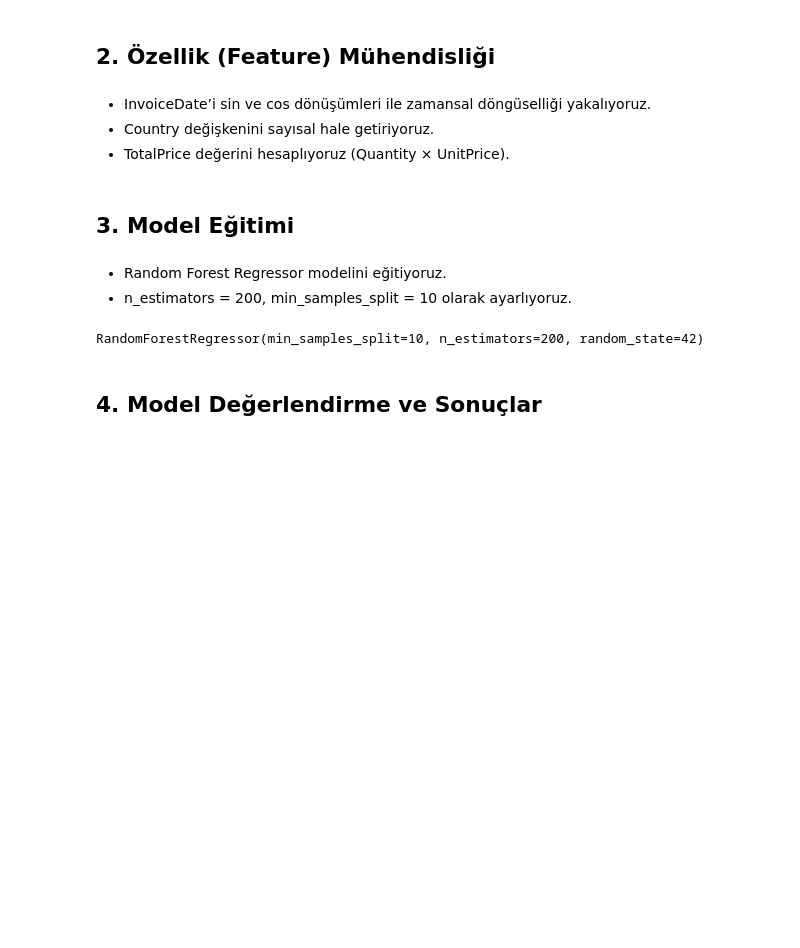
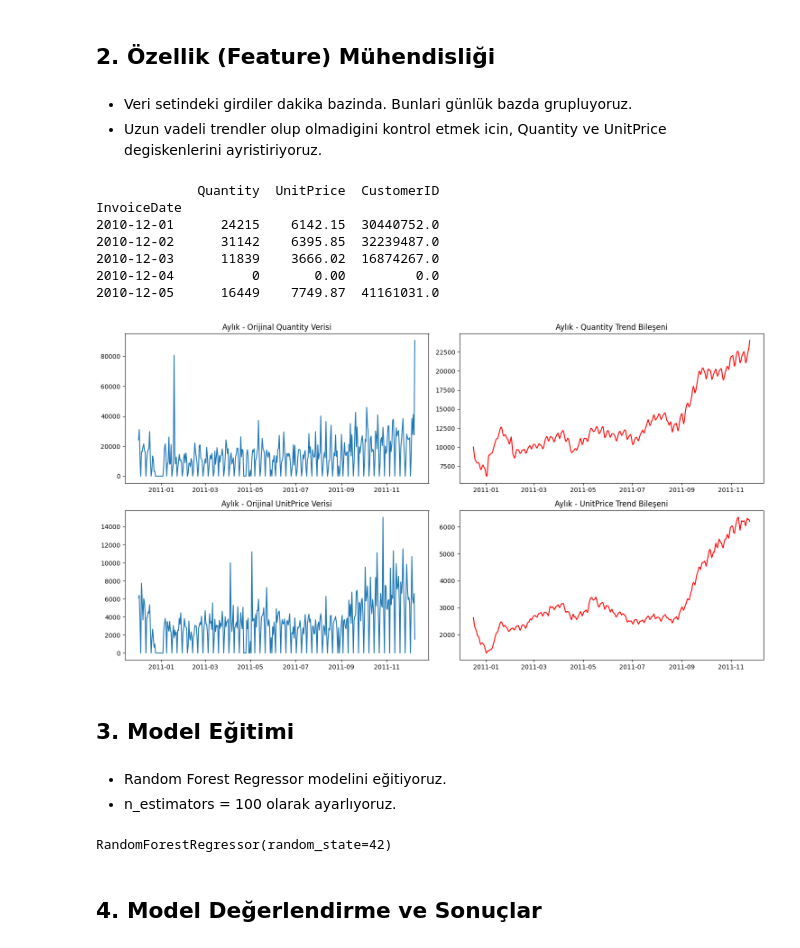
Before and after one commit to serkosi/SupplyChain-regression-classification-trials, a Jupyter notebook: regression.ipynb, the cells around one changed output. Cells and saved outputs as stored; diff of their text form; code cells hidden in the pictures; blank space fills up the shorter version.

Commit message:
regresyon modeli yenilemesi

```diff
--- a/regression.ipynb
+++ b/regression.ipynb
@@ -34,6 +35,2 @@ df["InvoiceDate"] = pd.to_datetime(df["InvoiceDate"])
 # %% [markdown]
 ## 2. Özellik (Feature) Mühendisliği
-# %% [markdown]
-- InvoiceDate’i sin ve cos dönüşümleri ile zamansal döngüselliği yakalıyoruz.
-- Country değişkenini sayısal hale getiriyoruz.
-- TotalPrice değerini hesaplıyoruz (Quantity × UnitPrice).
@@ -66,14 +37,74 @@ X_train, X_test, y_train, y_test = train_test_split(X, y, test_size=0.2, random_
+# %% [markdown]
+- Veri setindeki girdiler dakika bazinda. Bunlari günlük bazda grupluyoruz.
+- Uzun vadeli trendler olup olmadigini kontrol etmek icin, Quantity ve UnitPrice degiskenlerini ayristiriyoruz.
+# %%
+# Sadece sayısal (int veya float) sütunları seçerek günlük bazda gruplama yapalim
+df_daily = df.select_dtypes(include=['number']).resample('D').sum()
+df = df_daily
+print(df.head())
+
+# Quantity ve UnitPrice Döngüleri
+decomp_monthly_quantity = seasonal_decompose(df["Quantity"], model="additive", period=30)
+decomp_monthly_price = seasonal_decompose(df["UnitPrice"], model="additive", period=30)
+
+# Grafikleri çizme
+fig, axes = plt.subplots(2, 2, figsize=(15, 8))
+
+# Aylik Quantity decomposition çizimleri
+axes[0, 0].plot(decomp_monthly_quantity.observed, label="Orijinal Quantity Verisi")
+axes[0, 0].set_title("Aylık - Orijinal Quantity Verisi")
+axes[0, 1].plot(decomp_monthly_quantity.trend, label="Trend Bileşeni", color="red")
+axes[0, 1].set_title("Aylık - Quantity Trend Bileşeni")
+
+# Aylik UnitPrice decomposition çizimleri
+axes[1, 0].plot(decomp_monthly_price.observed, label="Orijinal UnitPrice Verisi")
+axes[1, 0].set_title("Aylık - Orijinal UnitPrice Verisi")
+axes[1, 1].plot(decomp_monthly_price.trend, label="Trend Bileşeni", color="red")
+axes[1, 1].set_title("Aylık - UnitPrice Trend Bileşeni")
+
+plt.tight_layout()
+plt.show()
+
+# Miktar (Quantity) için ayrıştırma ve Nan degerlerini doldurma
+df["Quantity_Trend"] = decomp_monthly_quantity.trend
+df["Quantity_Trend"].fillna(df["Quantity_Trend"].mean(), inplace=True)
+df.reset_index(inplace=True)
+df["Month"] = df["InvoiceDate"].dt.month
+df["WeekOfYear"] = df["InvoiceDate"].dt.isocalendar().week
+
+# Kullanılacak özellikler
+features = [
+    "UnitPrice",
+    "Month",
+    "WeekOfYear",
+]
+target = "Quantity_Trend"
+
+X = df[features]
+y = df[target]
+
+# Eğitim & test kümelerine ayır
+X_train, X_test, y_train, y_test = train_test_split(X, y, test_size=0.2, random_state=42)
+# %% [output]
+             Quantity  UnitPrice  CustomerID
+InvoiceDate
+2010-12-01      24215    6142.15  30440752.0
+2010-12-02      31142    6395.85  32239487.0
+2010-12-03      11839    3666.02  16874267.0
+2010-12-04          0       0.00         0.0
+2010-12-05      16449    7749.87  41161031.0
+[figure, added]
 # %% [markdown]
 ## 3. Model Eğitimi
 # %% [markdown]
 - Random Forest Regressor modelini eğitiyoruz.
-- n_estimators = 200, min_samples_split = 10 olarak ayarlıyoruz.
+- n_estimators = 100 olarak ayarlıyoruz.
 # %%
-# Random Forest Modeli (n_estimators=200, min_samples_split=10, max_features="sqrt")
-rf = RandomForestRegressor(n_estimators=200, min_samples_split=10, random_state=42)
+# Random Forest Modeli (n_estimators=100)
+rf = RandomForestRegressor(n_estimators=100, random_state=42)
 rf.fit(X_train, y_train)
 # %% [output]
-RandomForestRegressor(min_samples_split=10, n_estimators=200, random_state=42)
+RandomForestRegressor(random_state=42)
 # %% [markdown]
 ## 4. Model Değerlendirme ve Sonuçlar
 # %% [markdown]
```
Also changed, not shown: parts of 3 cells of this notebook, 3 other files.
